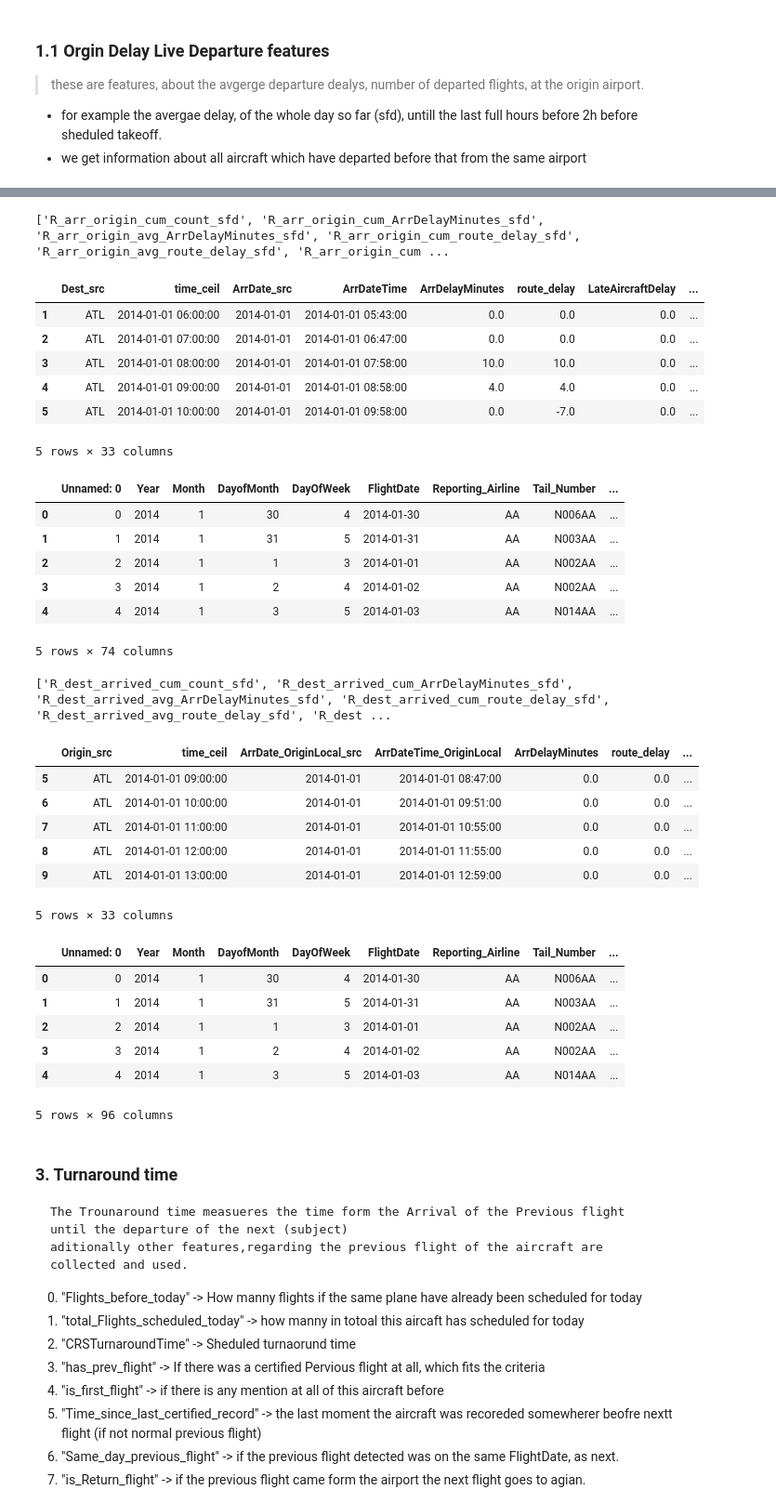
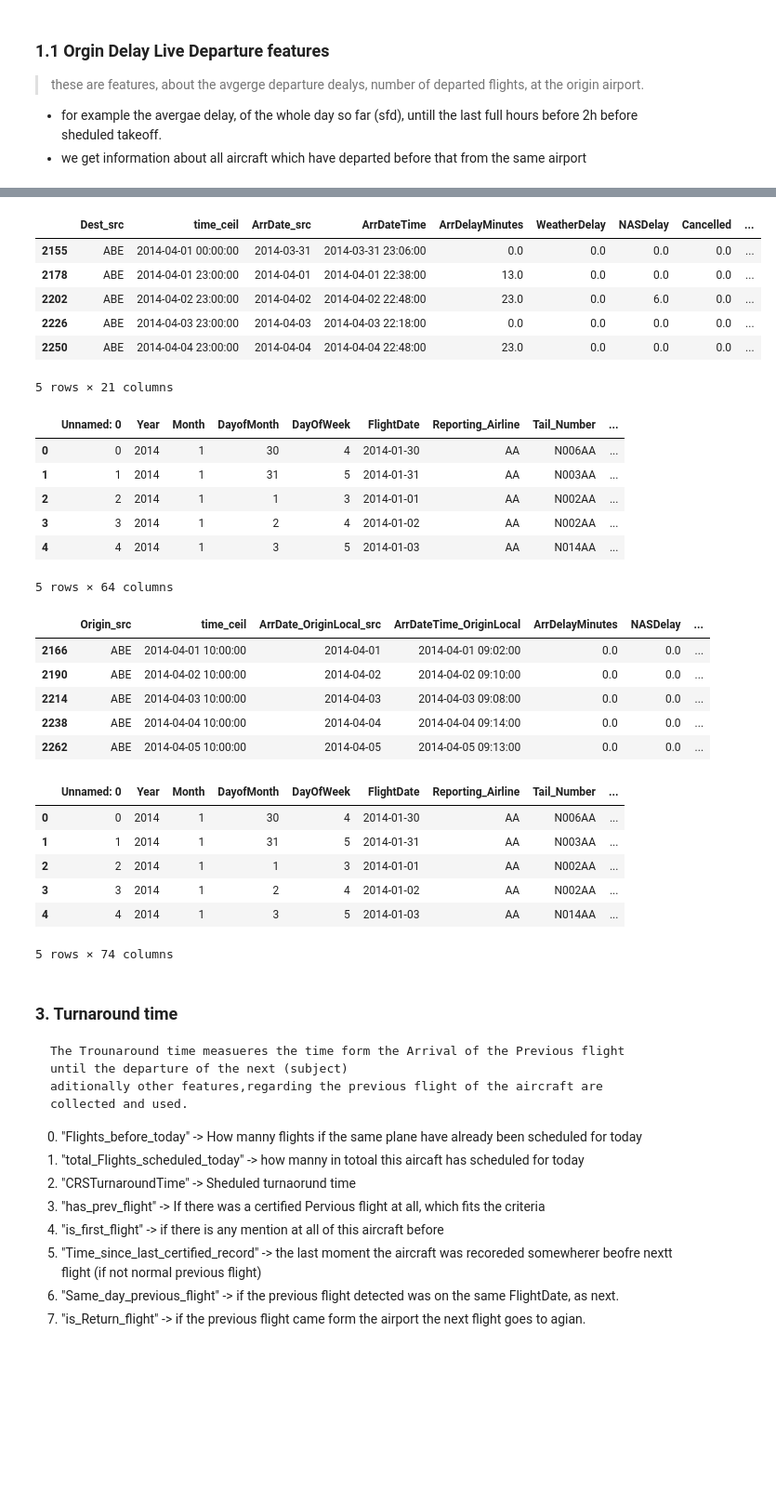
Before and after one commit to jmo2k02/ie500_data_mining_project, a Jupyter notebook: pipeline/B_feature_engineering.ipynb, the cells around one changed output, grey strips where cells are left out. Shown at 93% size. Saved outputs shown, nothing was run; the diff lists cells and outputs as text; code cells hidden in the pictures; blank space fills up the shorter version.

```diff
--- a/pipeline/B_feature_engineering.ipynb
+++ b/pipeline/B_feature_engineering.ipynb
@@ -212,41 +209,41 @@ del src,   df_rollling_avg
 # %%
 # get the information for all incomming flights.
 
 # a Arrival Date is needed. in local DESt airport time.
-dataset['ArrDate'] = dataset['CRSArrDateTime'].dt.date # we can use the scheduled arrival time, as the actual arrival time is not known at the information time, and the scheduled arrival time is the best estimate we have for the actual arrival time at that moment.
+dataset['ArrDate'] = (dataset['CRSArrDateTime'].dt.date).astype(str) # we can use the scheduled arrival time, as the actual arrival time is not known at the information time, and the scheduled arrival time is the best estimate we have for the actual arrival time at that moment.
 
-arrival_origin_rolling_averages_cols =["ArrDelayMinutes","route_delay","LateAircraftDelay", "WeatherDelay","NASDelay","CarrierDelay"]
+arrival_origin_rolling_averages_cols =["ArrDelayMinutes","WeatherDelay","NASDelay"]
 src,col_names = rolliing_day_so_far_data(dataset, "Dest", "ArrDate", "ArrDateTime", arrival_origin_rolling_averages_cols, "R_arr_origin")
 display(src.head())
+# the dtype for all the 6 collums involved in the merge upcomming:
 df_rollling_avg = dataset_airport_limit.merge(src, left_on=['Origin', 'FlightDate', 'floor_informationtime'], right_on=['Dest_src', 'ArrDate_src', 'time_ceil'], how='left',suffixes=('', '_src'))
 still_needed_cols = ['FlightID'] + col_names
 df_rollling_avg = df_rollling_avg[still_needed_cols].copy()
 
 # if there was no inforamtion about the specific hour, we will use information about the hour before.
 for coll in col_names:
     df_rollling_avg[coll] = df_rollling_avg[coll].ffill(limit=1).fillna(0)
 
 
 dataset = dataset.merge(df_rollling_avg, left_on='FlightID', right_on='FlightID', how='left')
 
 dataset = dataset.drop(columns=['ArrDate'])
 display(dataset.head())
 # %% [output]
+|  | Dest_src | time_ceil | ArrDate_src | ArrDateTime | ArrDelayMinutes | WeatherDelay | NASDelay | Cancelled | ... |
+| 2155 | ABE | 2014-04-01 00:00:00 | 2014-03-31 | 2014-03-31 23:06:00 | 0.0 | 0.0 | 0.0 | 0.0 | ... |
+| 2178 | ABE | 2014-04-01 23:00:00 | 2014-04-01 | 2014-04-01 22:38:00 | 13.0 | 0.0 | 0.0 | 0.0 | ... |
+| 2202 | ABE | 2014-04-02 23:00:00 | 2014-04-02 | 2014-04-02 22:48:00 | 23.0 | 0.0 | 6.0 | 0.0 | ... |
+| 2226 | ABE | 2014-04-03 23:00:00 | 2014-04-03 | 2014-04-03 22:18:00 | 0.0 | 0.0 | 0.0 | 0.0 | ... |
+| 2250 | ABE | 2014-04-04 23:00:00 | 2014-04-04 | 2014-04-04 22:48:00 | 23.0 | 0.0 | 0.0 | 0.0 | ... |
-['R_arr_origin_cum_count_sfd', 'R_arr_origin_cum_ArrDelayMinutes_sfd', 'R_arr_origin_avg_ArrDelayMinutes_sfd', 'R_arr_origin_cum_route_delay_sfd', 'R_arr_origin_avg_route_delay_sfd', 'R_arr_origin_cum ...
+5 rows × 21 columns
-|  | Dest_src | time_ceil | ArrDate_src | ArrDateTime | ArrDelayMinutes | route_delay | LateAircraftDelay | ... |
-| 1 | ATL | 2014-01-01 06:00:00 | 2014-01-01 | 2014-01-01 05:43:00 | 0.0 | 0.0 | 0.0 | ... |
-| 2 | ATL | 2014-01-01 07:00:00 | 2014-01-01 | 2014-01-01 06:47:00 | 0.0 | 0.0 | 0.0 | ... |
-| 3 | ATL | 2014-01-01 08:00:00 | 2014-01-01 | 2014-01-01 07:58:00 | 10.0 | 10.0 | 0.0 | ... |
-| 4 | ATL | 2014-01-01 09:00:00 | 2014-01-01 | 2014-01-01 08:58:00 | 4.0 | 4.0 | 0.0 | ... |
-| 5 | ATL | 2014-01-01 10:00:00 | 2014-01-01 | 2014-01-01 09:58:00 | 0.0 | -7.0 | 0.0 | ... |
+|  | Unnamed: 0 | Year | Month | DayofMonth | DayOfWeek | FlightDate | Reporting_Airline | Tail_Number | ... |
+| 0 | 0 | 2014 | 1 | 30 | 4 | 2014-01-30 | AA | N006AA | ... |
+| 1 | 1 | 2014 | 1 | 31 | 5 | 2014-01-31 | AA | N003AA | ... |
+| 2 | 2 | 2014 | 1 | 1 | 3 | 2014-01-01 | AA | N002AA | ... |
+| 3 | 3 | 2014 | 1 | 2 | 4 | 2014-01-02 | AA | N002AA | ... |
+| 4 | 4 | 2014 | 1 | 3 | 5 | 2014-01-03 | AA | N014AA | ... |
-5 rows × 33 columns
+5 rows × 64 columns
-|  | Unnamed: 0 | Year | Month | DayofMonth | DayOfWeek | FlightDate | Reporting_Airline | Tail_Number | ... |
-| 0 | 0 | 2014 | 1 | 30 | 4 | 2014-01-30 | AA | N006AA | ... |
-| 1 | 1 | 2014 | 1 | 31 | 5 | 2014-01-31 | AA | N003AA | ... |
-| 2 | 2 | 2014 | 1 | 1 | 3 | 2014-01-01 | AA | N002AA | ... |
-| 3 | 3 | 2014 | 1 | 2 | 4 | 2014-01-02 | AA | N002AA | ... |
-| 4 | 4 | 2014 | 1 | 3 | 5 | 2014-01-03 | AA | N014AA | ... |
-5 rows × 74 columns
 # %%
 # arrival infromation for all the flight that took off at an airport, but a generall to where they landed.
 
@@ -255,9 +252,9 @@ display(dataset.head())
 # we need the Arrival Date and time in the local time of the Origin airport, for that we take the local departure time, plus the elapsed time of the flight.
 dataset['ArrDateTime_OriginLocal'] = dataset['DepDateTime'] + pd.to_timedelta(dataset['ActualElapsedTime'], unit='m')
 # extract the date
-dataset['ArrDate_OriginLocal'] = dataset['ArrDateTime_OriginLocal'].dt.date
+dataset['ArrDate_OriginLocal'] = (dataset['ArrDateTime_OriginLocal'].dt.date).astype(str)
 
-from_orgin_arrived_rolling_averages_cols =["ArrDelayMinutes","route_delay","LateAircraftDelay", "WeatherDelay","NASDelay","CarrierDelay"]
+from_orgin_arrived_rolling_averages_cols =["ArrDelayMinutes","NASDelay"]
 src,col_names = rolliing_day_so_far_data(dataset, "Origin", "ArrDate_OriginLocal", "ArrDateTime_OriginLocal", from_orgin_arrived_rolling_averages_cols, "R_dest_arrived")
 display(src.head())
 df_rollling_avg = dataset_airport_limit.merge(src, left_on=['Origin', 'FlightDate', 'floor_informationtime'], right_on=['Origin_src', 'ArrDate_OriginLocal_src', 'time_ceil'], how='left',suffixes=('', '_src'))
@@ -279,21 +276,19 @@ dataset = dataset.drop(columns=['ArrDateTime_OriginLocal', 'ArrDate_OriginLocal'
 
 del src, df_rollling_avg,dataset_airport_limit
 # %% [output]
+|  | Origin_src | time_ceil | ArrDate_OriginLocal_src | ArrDateTime_OriginLocal | ArrDelayMinutes | NASDelay | ... |
+| 2166 | ABE | 2014-04-01 10:00:00 | 2014-04-01 | 2014-04-01 09:02:00 | 0.0 | 0.0 | ... |
+| 2190 | ABE | 2014-04-02 10:00:00 | 2014-04-02 | 2014-04-02 09:10:00 | 0.0 | 0.0 | ... |
+| 2214 | ABE | 2014-04-03 10:00:00 | 2014-04-03 | 2014-04-03 09:08:00 | 0.0 | 0.0 | ... |
+| 2238 | ABE | 2014-04-04 10:00:00 | 2014-04-04 | 2014-04-04 09:14:00 | 0.0 | 0.0 | ... |
+| 2262 | ABE | 2014-04-05 10:00:00 | 2014-04-05 | 2014-04-05 09:13:00 | 0.0 | 0.0 | ... |
+|  | Unnamed: 0 | Year | Month | DayofMonth | DayOfWeek | FlightDate | Reporting_Airline | Tail_Number | ... |
+| 0 | 0 | 2014 | 1 | 30 | 4 | 2014-01-30 | AA | N006AA | ... |
+| 1 | 1 | 2014 | 1 | 31 | 5 | 2014-01-31 | AA | N003AA | ... |
+| 2 | 2 | 2014 | 1 | 1 | 3 | 2014-01-01 | AA | N002AA | ... |
+| 3 | 3 | 2014 | 1 | 2 | 4 | 2014-01-02 | AA | N002AA | ... |
+| 4 | 4 | 2014 | 1 | 3 | 5 | 2014-01-03 | AA | N014AA | ... |
-['R_dest_arrived_cum_count_sfd', 'R_dest_arrived_cum_ArrDelayMinutes_sfd', 'R_dest_arrived_avg_ArrDelayMinutes_sfd', 'R_dest_arrived_cum_route_delay_sfd', 'R_dest_arrived_avg_route_delay_sfd', 'R_dest ...
+5 rows × 74 columns
-|  | Origin_src | time_ceil | ArrDate_OriginLocal_src | ArrDateTime_OriginLocal | ArrDelayMinutes | route_delay | ... |
-| 5 | ATL | 2014-01-01 09:00:00 | 2014-01-01 | 2014-01-01 08:47:00 | 0.0 | 0.0 | ... |
-| 6 | ATL | 2014-01-01 10:00:00 | 2014-01-01 | 2014-01-01 09:51:00 | 0.0 | 0.0 | ... |
-| 7 | ATL | 2014-01-01 11:00:00 | 2014-01-01 | 2014-01-01 10:55:00 | 0.0 | 0.0 | ... |
-| 8 | ATL | 2014-01-01 12:00:00 | 2014-01-01 | 2014-01-01 11:55:00 | 0.0 | 0.0 | ... |
-| 9 | ATL | 2014-01-01 13:00:00 | 2014-01-01 | 2014-01-01 12:59:00 | 0.0 | 0.0 | ... |
-5 rows × 33 columns
-|  | Unnamed: 0 | Year | Month | DayofMonth | DayOfWeek | FlightDate | Reporting_Airline | Tail_Number | ... |
-| 0 | 0 | 2014 | 1 | 30 | 4 | 2014-01-30 | AA | N006AA | ... |
-| 1 | 1 | 2014 | 1 | 31 | 5 | 2014-01-31 | AA | N003AA | ... |
-| 2 | 2 | 2014 | 1 | 1 | 3 | 2014-01-01 | AA | N002AA | ... |
-| 3 | 3 | 2014 | 1 | 2 | 4 | 2014-01-02 | AA | N002AA | ... |
-| 4 | 4 | 2014 | 1 | 3 | 5 | 2014-01-03 | AA | N014AA | ... |
-5 rows × 96 columns
 # %% [markdown]
 ### 3. Turnaround time
     The Trounaround time measueres the time form the Arrival of the Previous flight until the departure of the next (subject)
```
Also changed, not shown: parts of 19 cells of this notebook, 3 other files.
